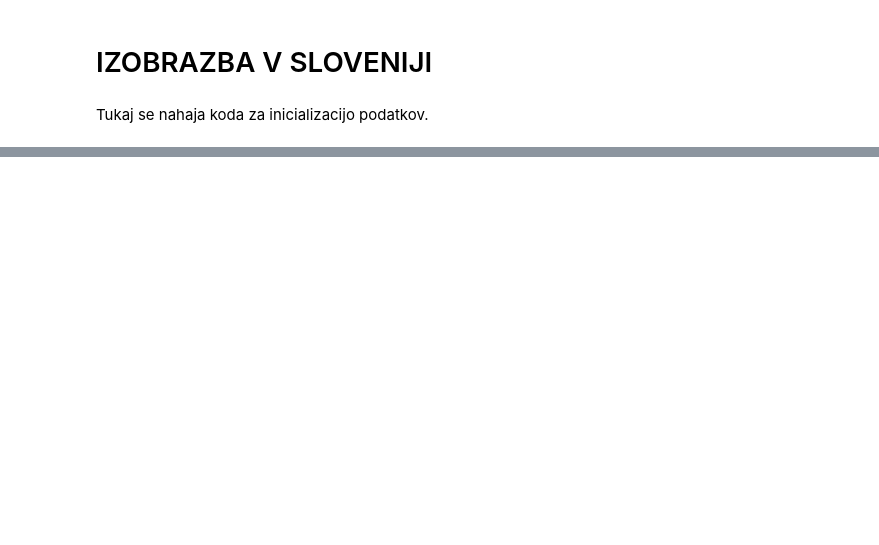
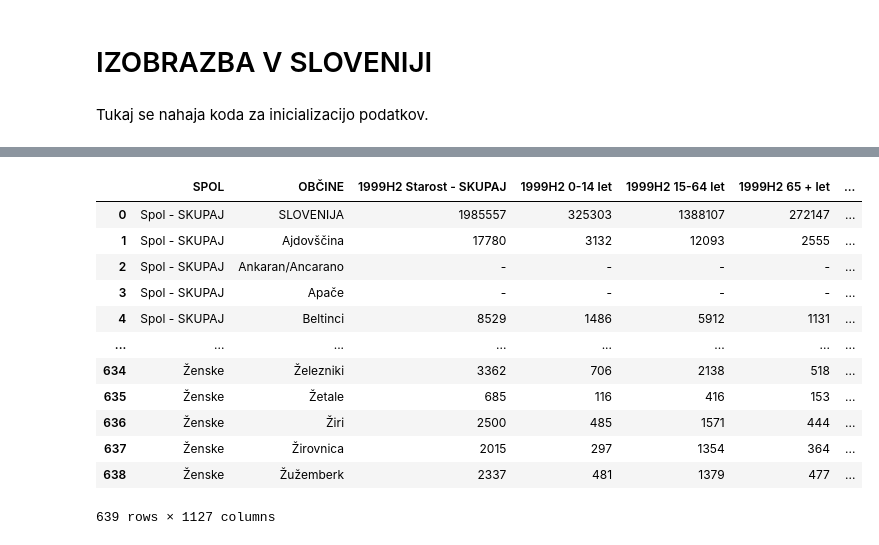
Before and after one commit to ShiftIsLost/PR-seminarska, a Jupyter notebook: IZOBRAZBA V SLOVENIJI.ipynb, the cells around one changed output, grey strips where cells are left out. Cells and saved outputs as stored; diff of their text form; code cells hidden in the pictures; blank space fills up the shorter version.

```diff
--- a/IZOBRAZBA V SLOVENIJI.ipynb
+++ b/IZOBRAZBA V SLOVENIJI.ipynb
@@ -36,0 +125,19 @@ Vprasanje 1
+# %%
+prebivalstvo_po_obcinah = pd.read_csv('podatki/prebivalstvo-po-občinah.csv',sep=' ',encoding='cp1250', low_memory=False)
+#Prebivalstvo po velikih in petletnih starostnih skupinah in spolu, občine, Slovenija, polletno#Link: https://pxweb.stat.si/SiStatData/pxweb/sl/Data/-/0952752S.px
+#Link: https://pxweb.stat.si/SiStatData/pxweb/sl/Data/-/05C4004S.px
+prebivalstvo_po_obcinah
+# %% [output]
+|  | SPOL | OBČINE | 1999H2 Starost - SKUPAJ | 1999H2 0-14 let | 1999H2 15-64 let | 1999H2 65 + let | ... |
+| 0 | Spol - SKUPAJ | SLOVENIJA | 1985557 | 325303 | 1388107 | 272147 | ... |
+| 1 | Spol - SKUPAJ | Ajdovščina | 17780 | 3132 | 12093 | 2555 | ... |
+| 2 | Spol - SKUPAJ | Ankaran/Ancarano | - | - | - | - | ... |
+| 3 | Spol - SKUPAJ | Apače | - | - | - | - | ... |
+| 4 | Spol - SKUPAJ | Beltinci | 8529 | 1486 | 5912 | 1131 | ... |
+| ... | ... | ... | ... | ... | ... | ... | ... |
+| 634 | Ženske | Železniki | 3362 | 706 | 2138 | 518 | ... |
+| 635 | Ženske | Žetale | 685 | 116 | 416 | 153 | ... |
+| 636 | Ženske | Žiri | 2500 | 485 | 1571 | 444 | ... |
+| 637 | Ženske | Žirovnica | 2015 | 297 | 1354 | 364 | ... |
+| 638 | Ženske | Žužemberk | 2337 | 481 | 1379 | 477 | ... |
+639 rows × 1127 columns
```
Also changed, not shown: parts of 10 cells of this notebook, 4 other files.
